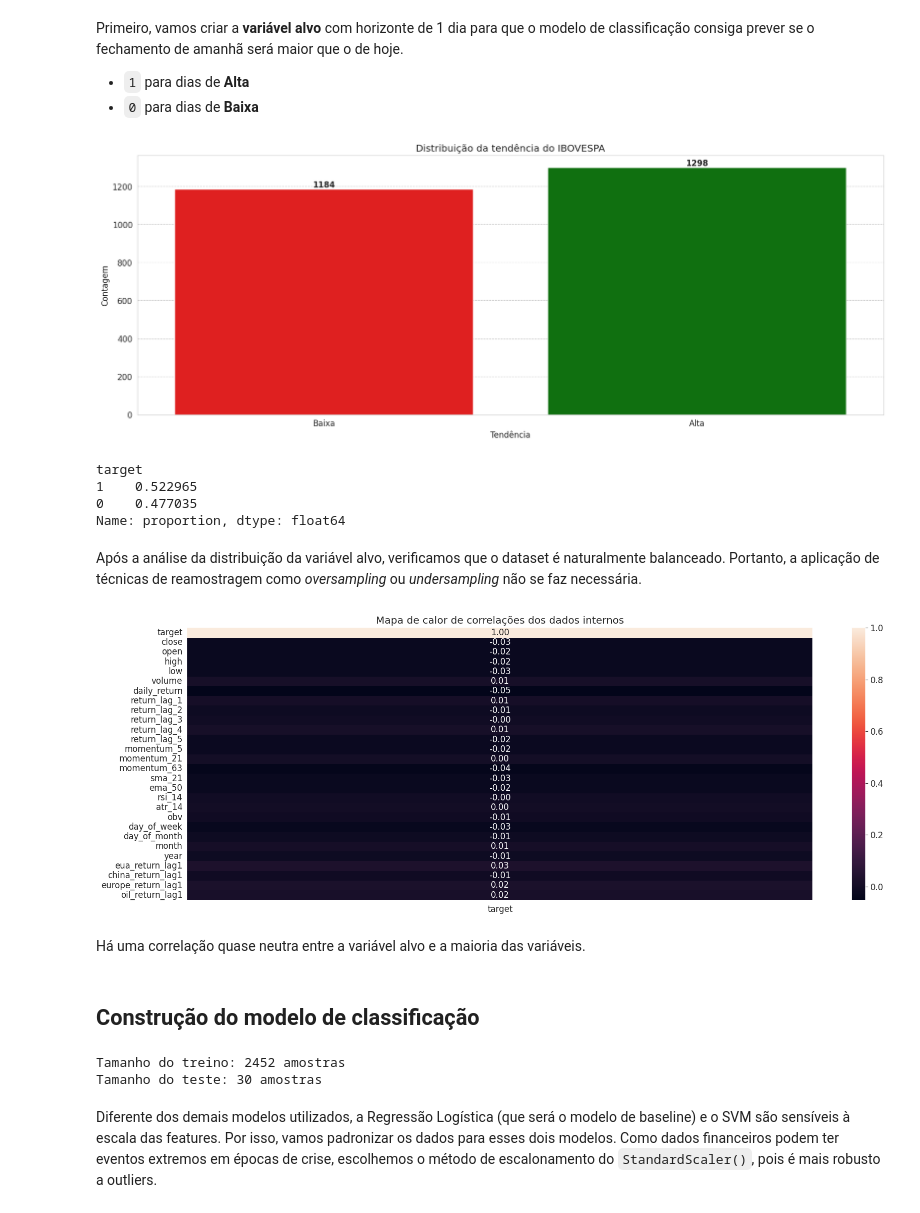
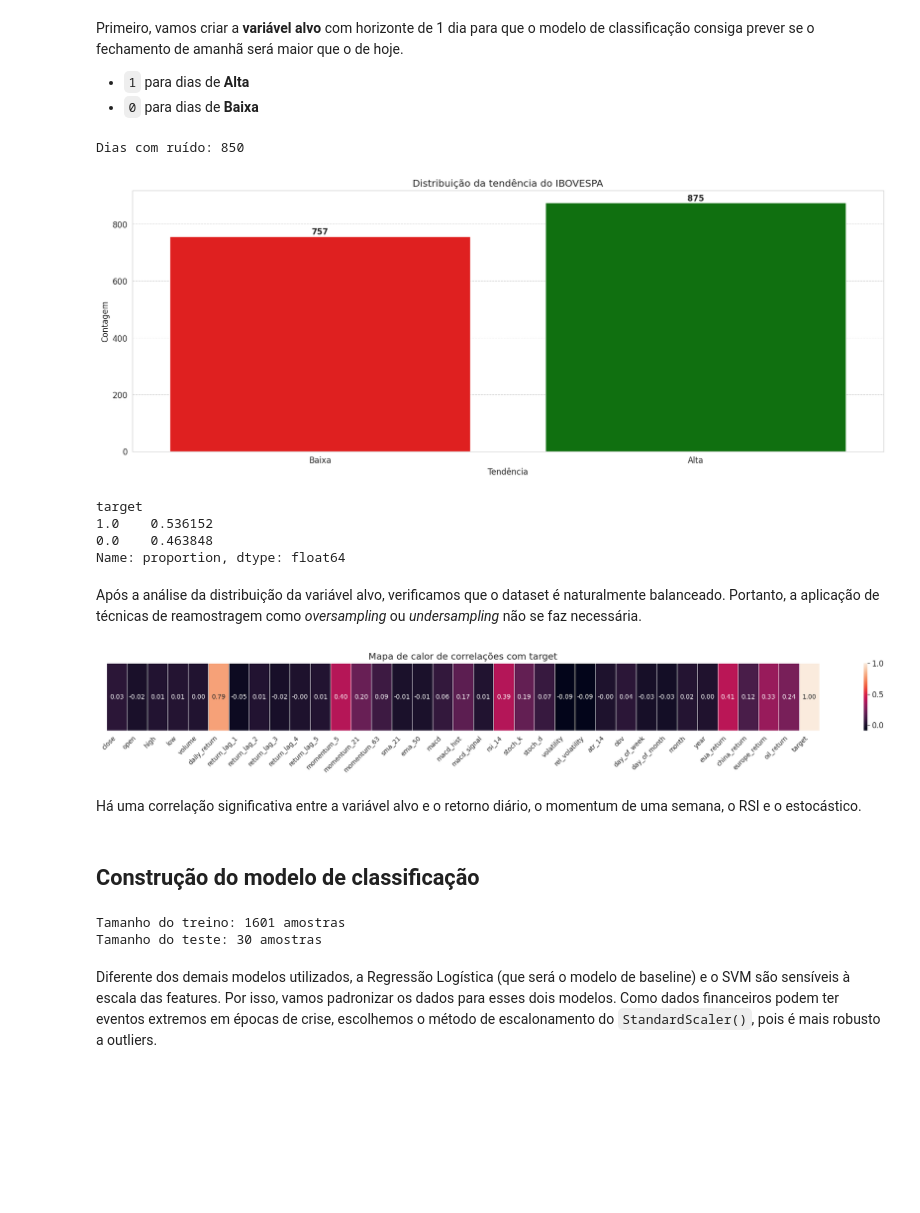
Before and after one commit to JacksonvBarbosa/Analise_Indice_Ibovespa, a Jupyter notebook: notebooks/03-classification-modeling-and-evaluation-notebook copy.ipynb, the cells around one changed output. Saved outputs shown, nothing was run; the diff lists cells and outputs as text; code cells hidden in the pictures; blank space fills up the shorter version.

```diff
--- a/notebooks/03-classification-modeling-and-evaluation-notebook copy.ipynb
+++ b/notebooks/03-classification-modeling-and-evaluation-notebook copy.ipynb
@@ -53,10 +55,18 @@ Primeiro, vamos criar a **variável alvo** com horizonte de 1 dia para que o mod
 
 * `1` para dias de **Alta**
 * `0` para dias de **Baixa**
-# %%
-# criando uma coluna de direção (baixa = 0 ou alta = 1)
-target_values = (df['close'].shift(-1) > df['close']).astype(int)
-df.insert(0, 'target', target_values)
+# %%
+# criando uma coluna de direção (baixa = 0 ou alta = 1), desconsiderando variações menores que 0.5%
+threshold = 0.005
+df['target'] = np.where(
+    df['daily_return'] > threshold, 1, np.where(df['daily_return'] < -threshold, 0, np.nan)
+)
+
+# removendo as linhas de ruído
+print(f"Dias com ruído: {df['target'].isnull().sum()}")
+df.dropna(subset=['target'], inplace=True)
+# %% [output]
+Dias com ruído: 850
 # %%
 # Paleta
 palette_green_red = {0: 'red', 1: 'green'}
@@ -79,28 +89,31 @@ for p in ax.patches:
 
 plt.show()
 # %% [output]
-[figure, old version]
+[figure, new version]
 # %%
 # Porcentagem da distribuição da tendência
 df['target'].value_counts(normalize=True)
 # %% [output]
 target
-1    0.522965
-0    0.477035
+1.0    0.536152
+0.0    0.463848
 Name: proportion, dtype: float64
 # %% [markdown]
 Após a análise da distribuição da variável alvo, verificamos que o dataset é naturalmente balanceado. Portanto, a aplicação de técnicas de reamostragem como *oversampling* ou *undersampling* não se faz necessária.
 # %%
 corr = df.corr(numeric_only=True)
-target_corr = corr[['target']]
+target_corr = corr[['target']].T
 
-
-sns.heatmap(target_corr, annot=True, fmt='.2f')
-plt.title('Mapa de calor de correlações dos dados internos')
+plt.figure(figsize=(20, 3))
+sns.heatmap(target_corr, annot=True, fmt='.2f', linewidths=.5, annot_kws={"size": 10})
+plt.title('Mapa de calor de correlações com target')
+plt.xticks(rotation=45, ha='right', fontsize=10)
+plt.yticks([])
+plt.tight_layout()
 plt.show()
 # %% [output]
-[figure, old version]
+[figure, new version]
 # %% [markdown]
-Há uma correlação quase neutra entre a variável alvo e a maioria das variáveis.
+Há uma correlação significativa entre a variável alvo e o retorno diário, o momentum de uma semana, o RSI e o estocástico.
 # %% [markdown]
 ## Construção do modelo de classificação
@@ -113,11 +131,11 @@ y = df['target']
 # %%
 # divisão entre treino e teste (30 dias de pregão, conforme requisito) de forma cronológica (sem aleatoriedade)
-X_train, X_test, y_train, y_test = train_test_split(X, y, test_size=30, shuffle=False)
+X_train, X_test, y_train, y_test = train_test_split(X_shifted, y, test_size=30, shuffle=False)
 
 print(f"Tamanho do treino: {len(X_train)} amostras")
 print(f"Tamanho do teste: {len(X_test)} amostras")
 # %% [output]
-Tamanho do treino: 2452 amostras
+Tamanho do treino: 1601 amostras
 Tamanho do teste: 30 amostras
 # %% [markdown]
 Diferente dos demais modelos utilizados, a Regressão Logística (que será o modelo de baseline) e o SVM são sensíveis à escala das features. Por isso, vamos padronizar os dados para esses dois modelos. Como dados financeiros podem ter eventos extremos em épocas de crise, escolhemos o método de escalonamento do `StandardScaler()`, pois é mais robusto a outliers.
```
Also changed, not shown: parts of 16 cells of this notebook, 9 other files.
